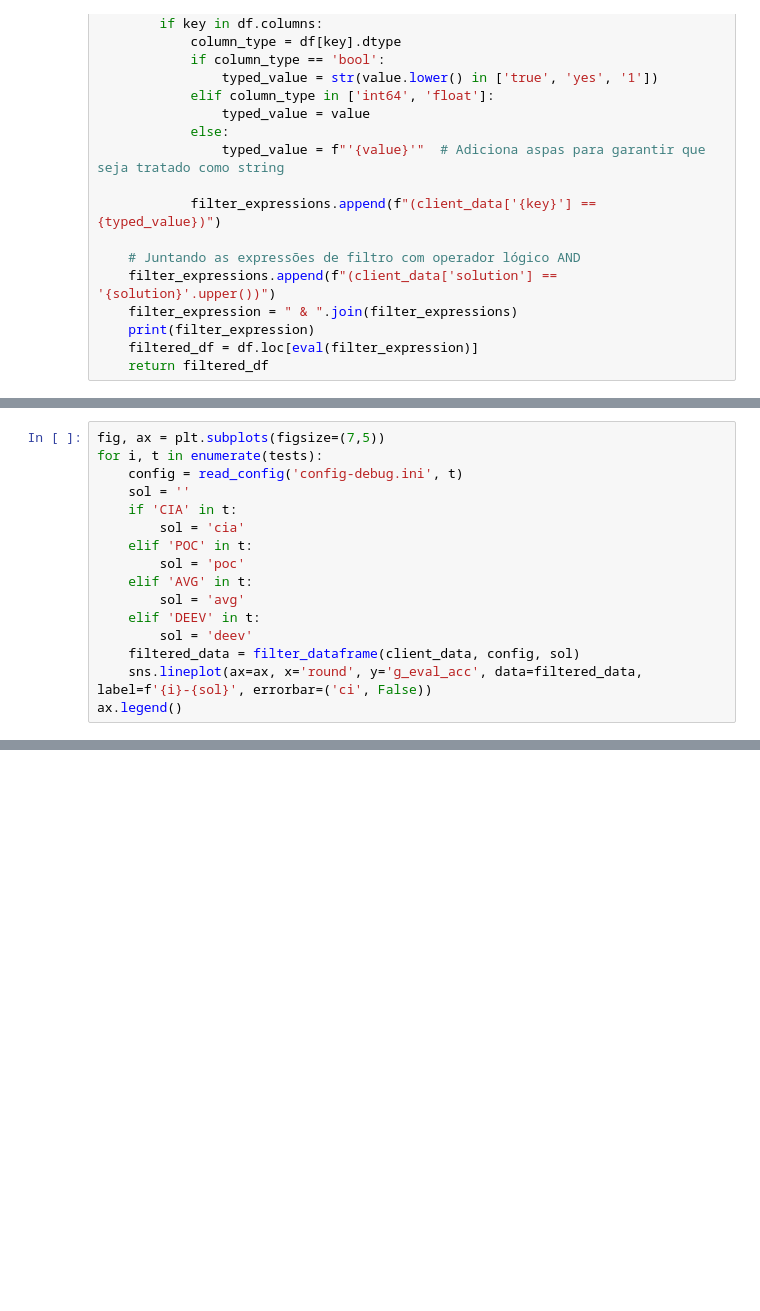
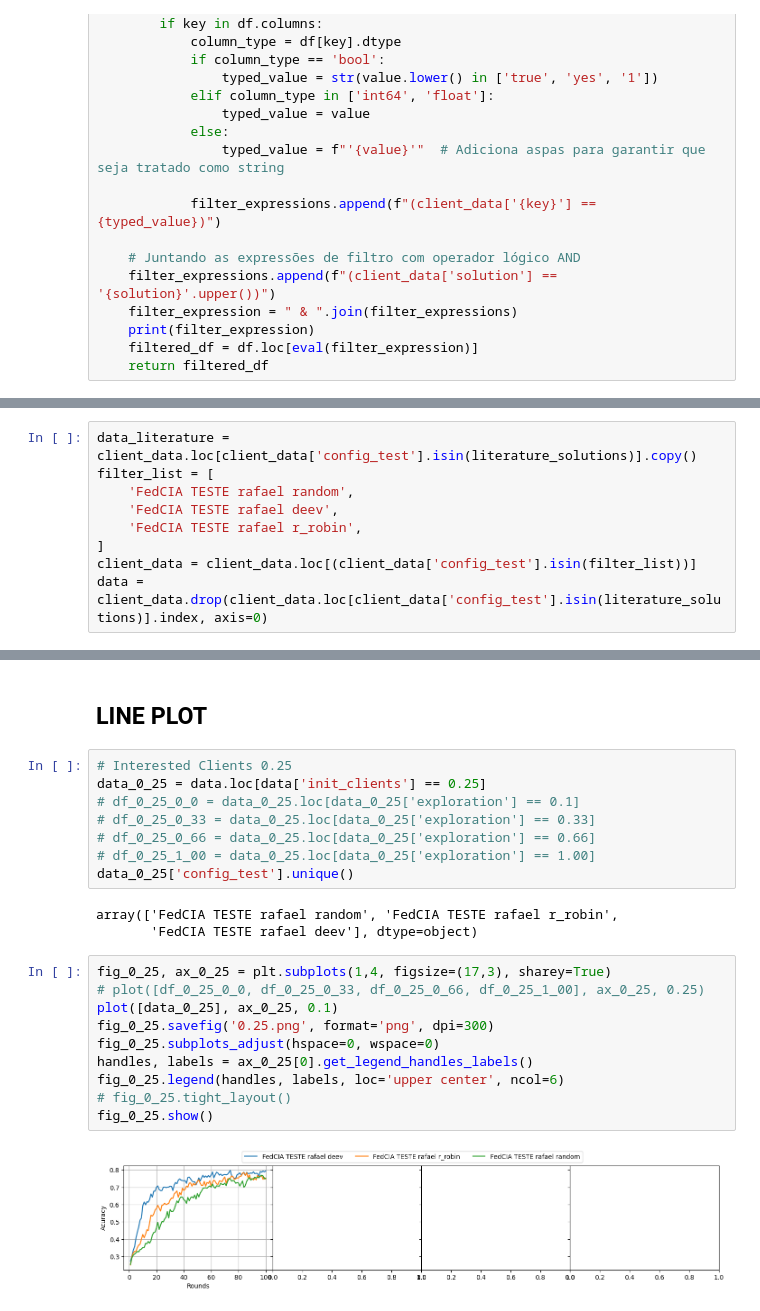
Before and after one commit to rafaeloj/LetsFed, a Jupyter notebook: plots.ipynb, the cells around one changed output, grey strips where cells are left out. Saved outputs shown, nothing was run; the diff lists cells and outputs as text; blank space fills up the shorter version.

```diff
--- a/plots.ipynb
+++ b/plots.ipynb
@@ -136,16 +71,0 @@ ax.legend()
-# %%
-fig, ax = plt.subplots(figsize=(7,5))
-for i, t in enumerate(tests):
-    config = read_config('config-debug.ini', t)
-    sol = ''
-    if 'CIA' in t:
-        sol = 'cia'
-    elif 'POC' in t:
-        sol = 'poc'
-    elif 'AVG' in t:
-        sol = 'avg'
-    elif 'DEEV' in t:
-        sol = 'deev'
-    filtered_data = filter_dataframe(client_data, config, sol)
-    sns.lineplot(ax=ax, x='round', y='g_eval_acc', data=filtered_data, label=f'{i}-{sol}', errorbar=('ci', False))
-ax.legend()
@@ -212,0 +116,9 @@ ax.legend()
+# %%
+data_literature = client_data.loc[client_data['config_test'].isin(literature_solutions)].copy()
+filter_list = [
+    'FedCIA TESTE rafael random',
+    'FedCIA TESTE rafael deev',
+    'FedCIA TESTE rafael r_robin',
+]
+client_data = client_data.loc[(client_data['config_test'].isin(filter_list))]
+data = client_data.drop(client_data.loc[client_data['config_test'].isin(literature_solutions)].index, axis=0)
@@ -212,0 +259,25 @@ ax.legend()
+# %% [markdown]
+## LINE PLOT
+# %%
+# Interested Clients 0.25
+data_0_25 = data.loc[data['init_clients'] == 0.25]
+# df_0_25_0_0 = data_0_25.loc[data_0_25['exploration'] == 0.1]
+# df_0_25_0_33 = data_0_25.loc[data_0_25['exploration'] == 0.33]
+# df_0_25_0_66 = data_0_25.loc[data_0_25['exploration'] == 0.66]
+# df_0_25_1_00 = data_0_25.loc[data_0_25['exploration'] == 1.00]
+data_0_25['config_test'].unique()
+# %% [output]
+array(['FedCIA TESTE rafael random', 'FedCIA TESTE rafael r_robin',
+       'FedCIA TESTE rafael deev'], dtype=object)
+# %%
+fig_0_25, ax_0_25 = plt.subplots(1,4, figsize=(17,3), sharey=True)
+# plot([df_0_25_0_0, df_0_25_0_33, df_0_25_0_66, df_0_25_1_00], ax_0_25, 0.25)
+plot([data_0_25], ax_0_25, 0.1)
+fig_0_25.savefig('0.25.png', format='png', dpi=300)
+fig_0_25.subplots_adjust(hspace=0, wspace=0)
+handles, labels = ax_0_25[0].get_legend_handles_labels()
+fig_0_25.legend(handles, labels, loc='upper center', ncol=6)
+# fig_0_25.tight_layout()
+fig_0_25.show()
+# %% [output]
+[figure, added]
```
Also changed, not shown: parts of 60 cells of this notebook, 10 other files.
